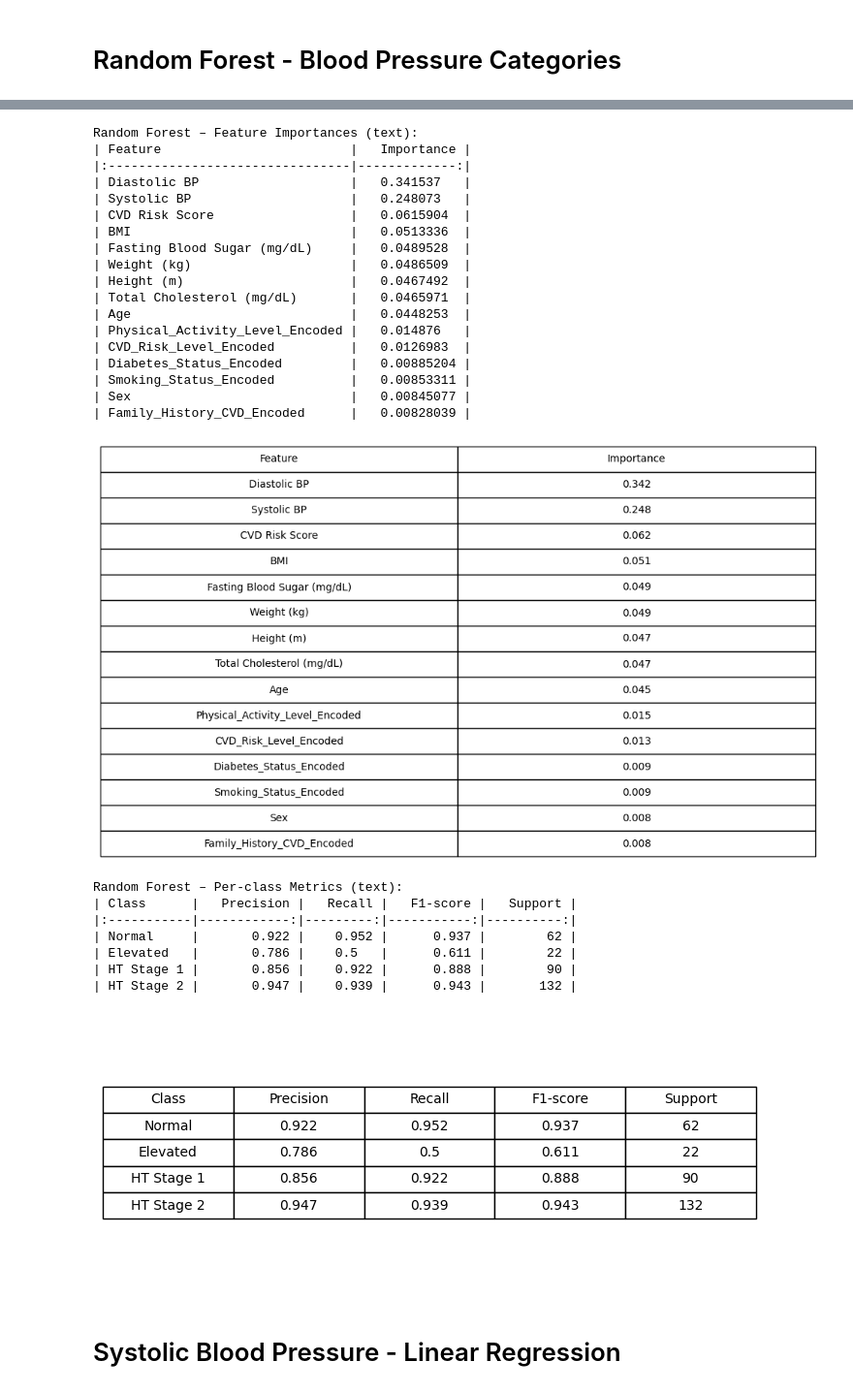
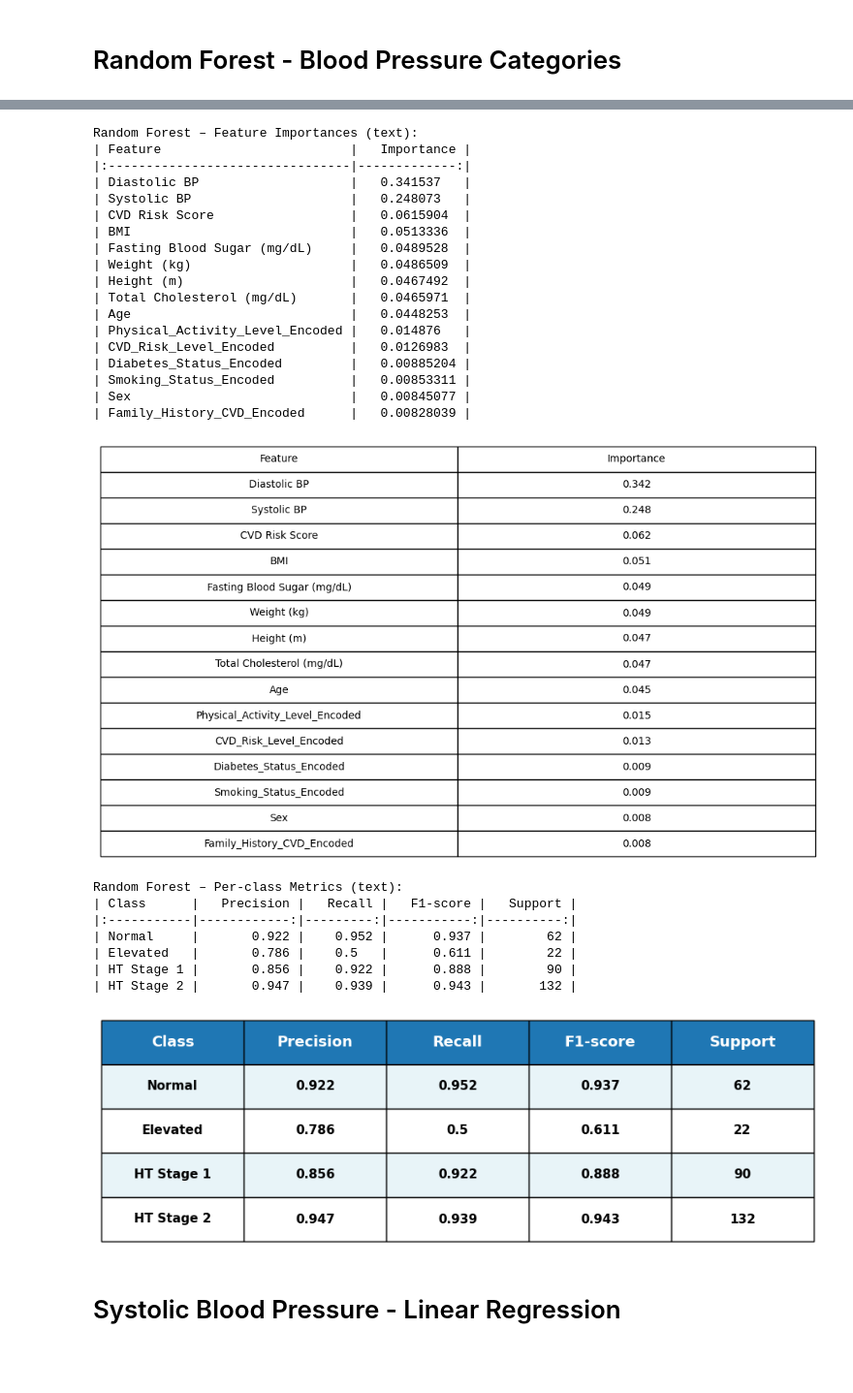
Before and after one commit to DS3001-Group-P/Final-Project, a Jupyter notebook: final_results.ipynb, the cells around one changed output, grey strips where cells are left out. Shown: that part at 97% size. Saved outputs shown, nothing was run; the diff lists cells and outputs as text; code cells hidden in the pictures; blank space fills up the shorter version.

```diff
--- a/final_results.ipynb
+++ b/final_results.ipynb
@@ -476,4 +526,8 @@ Random Forest – Feature Importances:
 # %%
+from sklearn.metrics import precision_recall_fscore_support
+import matplotlib.pyplot as plt
+import pandas as pd
+
 # Feature importance table
 fi_df = pd.DataFrame({
     'Feature': features,
@@ -500,9 +554,8 @@ table_fi.scale(2.1, 2.1)
 plt.tight_layout()
 plt.show()
 
-# precision/recall/F1/support table
-from sklearn.metrics import precision_recall_fscore_support
 
+# Evaluation Metrics
 # Get per-class metrics
 prec, rec, f1, support = precision_recall_fscore_support(
     y_test, y_pred_rf, labels=[0, 1, 2, 3], zero_division=0
@@ -513,56 +566,70 @@ metrics_df = pd.DataFrame({
     'Precision': prec,
     'Recall': rec,
     'F1-score': f1,
-    'Support': support
+    'Support': support.astype(int)
 })
 
 print("\nRandom Forest – Per-class Metrics (text):")
 print(metrics_df.round(3).to_markdown(index=False))
 
-fig, ax = plt.subplots(figsize=(7, 3))
+# Create presentation-ready table
+fig, ax = plt.subplots(figsize=(9, 3))
 ax.axis('off')
 
-table_metrics = ax.table(
+table = ax.table(
     cellText=metrics_df.round(3).values,
     colLabels=metrics_df.columns,
     cellLoc='center',
-    loc='center'
+    loc='center',
+    bbox=[0, 0, 1, 1]
 )
 
-table_metrics.auto_set_font_size(False)
-table_metrics.set_fontsize(10)
-table_metrics.scale(1.2, 1.4)
+table.auto_set_font_size(False)
+table.set_fontsize(12)
+table.scale(1.3, 2.3)
+
+# Header styling
+for j in range(len(metrics_df.columns)):
+    table[(0, j)].set_facecolor('#1f77b4')
+    table[(0, j)].set_text_props(weight='bold', color='white', fontsize=13)
+
+# Row styling
+colors = ['#e8f4f8', '#ffffff']
+for i in range(len(metrics_df)):
+    for j in range(len(metrics_df.columns)):
+        table[(i+1, j)].set_facecolor(colors[i % 2])
+        table[(i+1, j)].set_text_props(weight='bold', fontsize=11)
 
 plt.tight_layout()
 plt.show()
 # %% [output]
 Random Forest – Feature Importances (text):
 | Feature                         |   Importance |
 |:--------------------------------|-------------:|
 | Diastolic BP                    |   0.341537   |
 | Systolic BP                     |   0.248073   |
 | CVD Risk Score                  |   0.0615904  |
 | BMI                             |   0.0513336  |
 | Fasting Blood Sugar (mg/dL)     |   0.0489528  |
 | Weight (kg)                     |   0.0486509  |
 | Height (m)                      |   0.0467492  |
 | Total Cholesterol (mg/dL)       |   0.0465971  |
 | Age                             |   0.0448253  |
 | Physical_Activity_Level_Encoded |   0.014876   |
 | CVD_Risk_Level_Encoded          |   0.0126983  |
 | Diabetes_Status_Encoded         |   0.00885204 |
 | Smoking_Status_Encoded          |   0.00853311 |
 | Sex                             |   0.00845077 |
 | Family_History_CVD_Encoded      |   0.00828039 |
 [figure]
 Random Forest – Per-class Metrics (text):
 | Class      |   Precision |   Recall |   F1-score |   Support |
 |:-----------|------------:|---------:|-----------:|----------:|
 | Normal     |       0.922 |    0.952 |      0.937 |        62 |
 | Elevated   |       0.786 |    0.5   |      0.611 |        22 |
 | HT Stage 1 |       0.856 |    0.922 |      0.888 |        90 |
 | HT Stage 2 |       0.947 |    0.939 |      0.943 |       132 |
-[figure, old version]
+[figure, new version]
 # %% [markdown]
 # Systolic Blood Pressure - Linear Regression
 # %%
```
Also changed, not shown: parts of 2 cells of this notebook.
